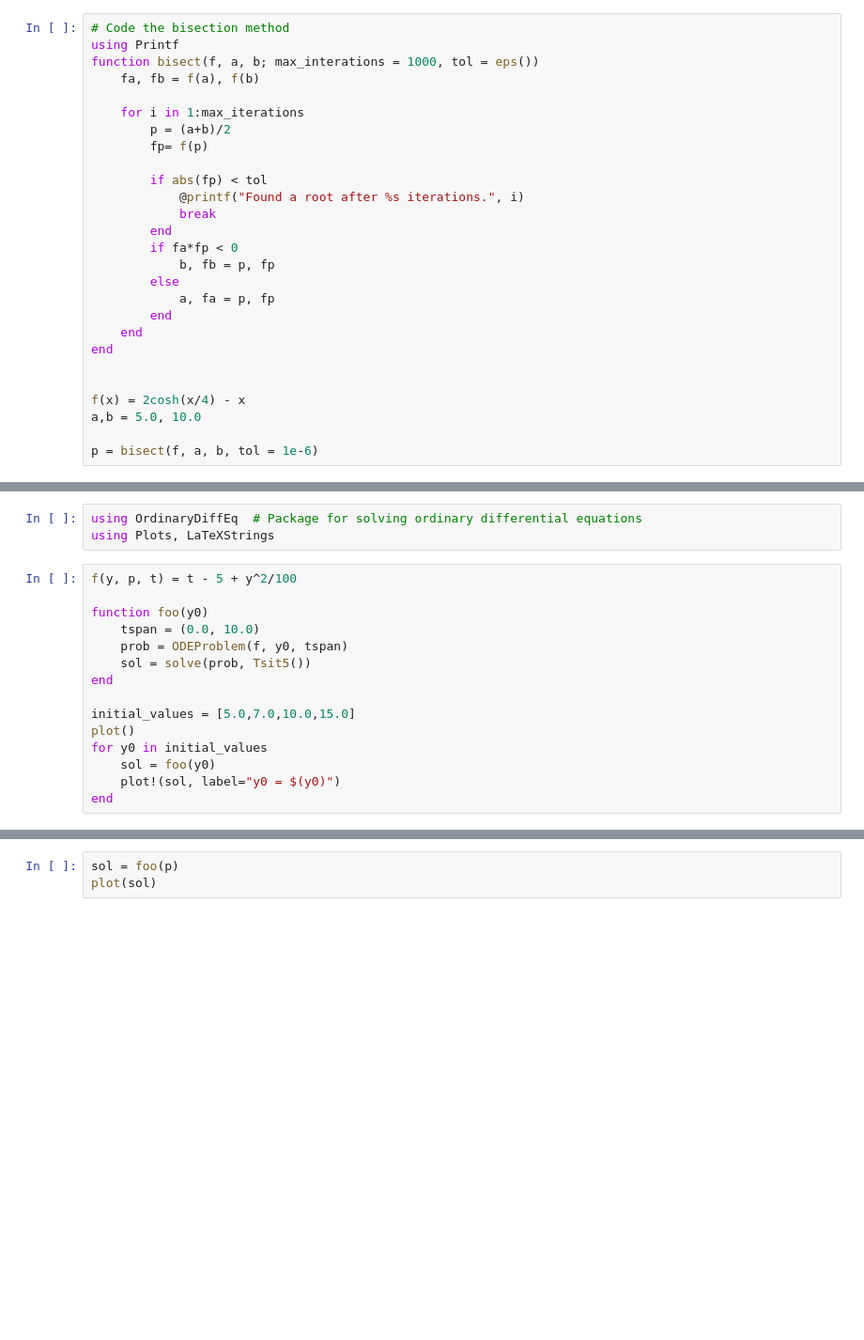
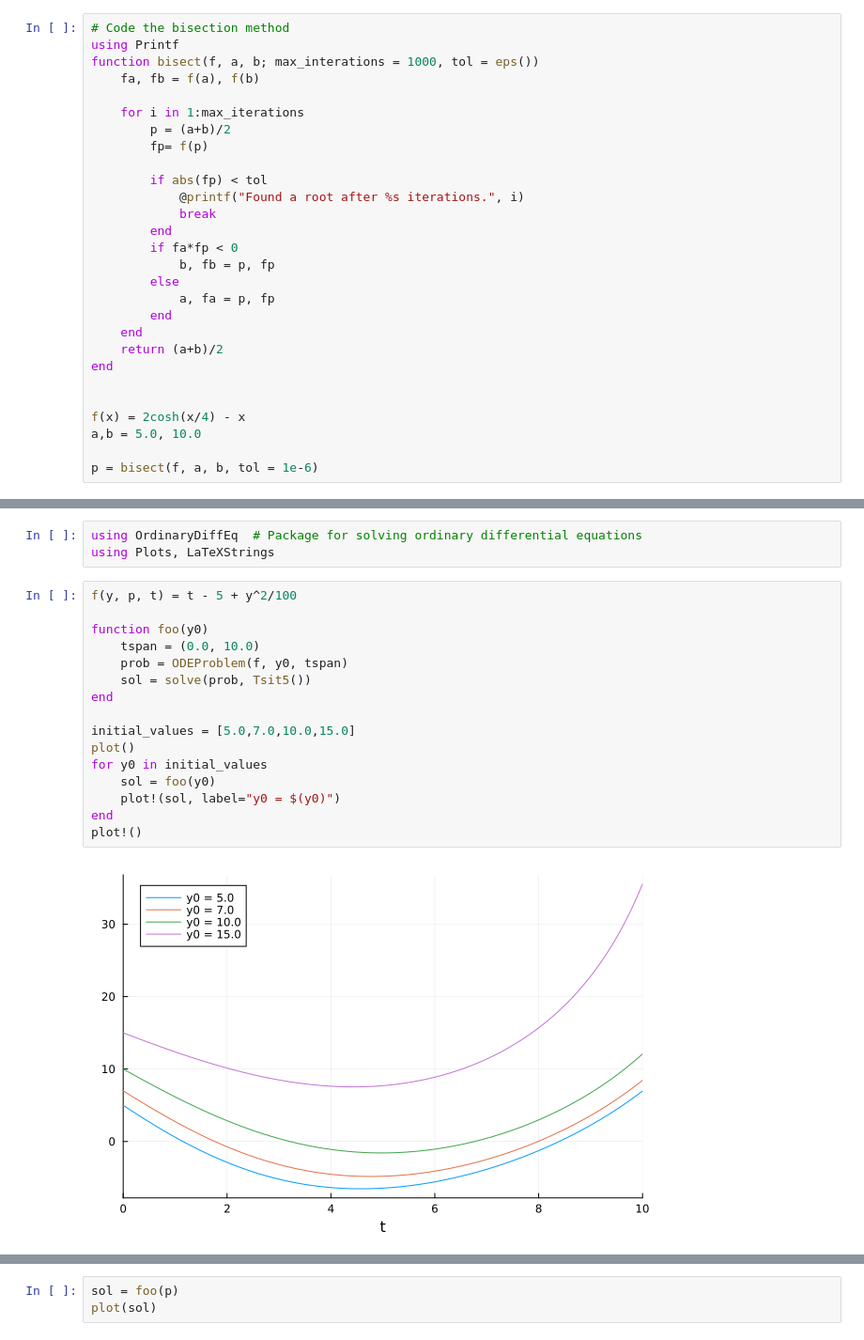
Before and after one commit to Kaelan622/20252-lecture-notes, a Jupyter notebook: chapter03/Section 3.2 - Bisection method.ipynb, the cells around one changed output, grey strips where cells are left out. Shown at 94% size. Drawn from its saved outputs; the diff is of its cells as text; blank space fills up the shorter version.

Commit message:
Fixed plots

```diff
--- a/chapter03/Section 3.2 - Bisection method.ipynb
+++ b/chapter03/Section 3.2 - Bisection method.ipynb
@@ -45,6 +45,7 @@ function bisect(f, a, b; max_interations = 1000, tol = eps())
             a, fa = p, fp
         end
     end
+    return (a+b)/2
 end
 
 
@@ -113,18 +116,21 @@ using Plots, LaTeXStrings
 # %%
 f(y, p, t) = t - 5 + y^2/100
 
 function foo(y0)
     tspan = (0.0, 10.0)
     prob = ODEProblem(f, y0, tspan)
     sol = solve(prob, Tsit5())
 end
 
 initial_values = [5.0,7.0,10.0,15.0]
 plot()
 for y0 in initial_values
     sol = foo(y0)
     plot!(sol, label="y0 = $(y0)")
 end
+plot!()
+# %% [output]
+[figure, added]
 # %%
 function g(y0)
     sol = foo(y0)
```
Also changed, not shown: parts of 3 cells of this notebook.
